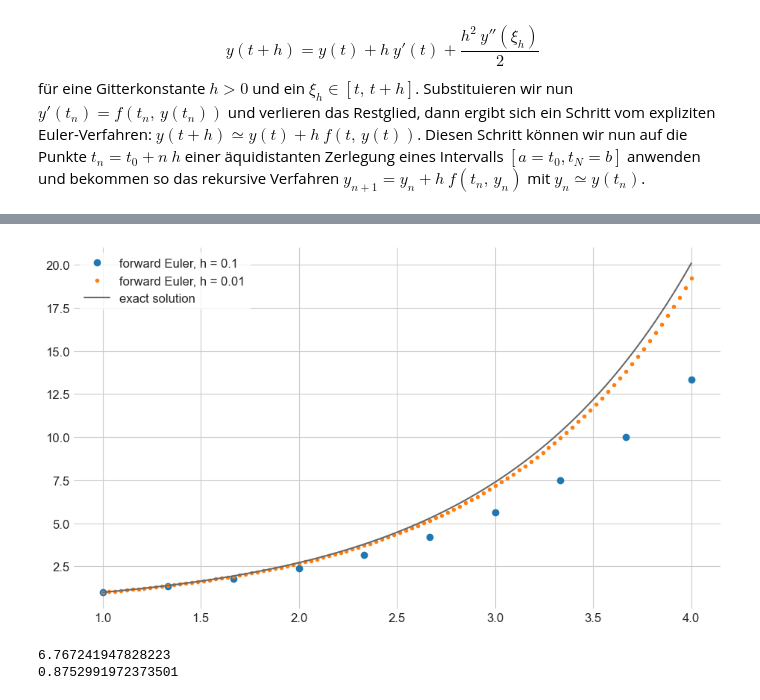
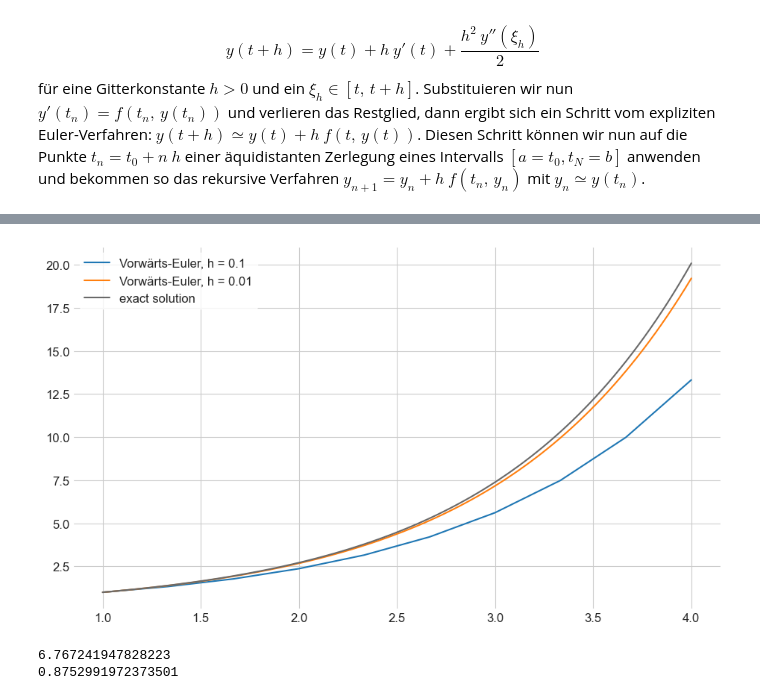
Before and after one commit to maxstollmayer/NuMeDiffG, a Jupyter notebook: Aufgabenblatt 1/Aufgabenblatt 1 Lösung.ipynb, the cells around one changed output, grey strips where cells are left out. Drawn from its saved outputs; the diff is of its cells as text; code cells hidden in the pictures.

```diff
--- a/Aufgabenblatt 1/Aufgabenblatt 1 Lösung.ipynb
+++ b/Aufgabenblatt 1/Aufgabenblatt 1 Lösung.ipynb
@@ -97,24 +98,24 @@ mehr
 # %%
 def f(t, y):
     return y
 
 def exact(t):
     return np.exp(t-1)
 
 y0 = 1
 t1 = np.linspace(1, 4, 10)
 t2 = np.linspace(1, 4, 100)
 
 y1 = forwardEuler(f, y0, t1)
 y2 = forwardEuler(f, y0, t2)
 
-plt.plot(t1, y1, "o", label="forward Euler, h = 0.1")
-plt.plot(t2, y2, ".", label="forward Euler, h = 0.01")
+plt.plot(t1, y1, label="Vorwärts-Euler, h = 0.1")
+plt.plot(t2, y2, label="Vorwärts-Euler, h = 0.01")
 plt.plot(t2, exact(t2), color="dimgrey", label="exact solution")
 plt.legend()
 plt.show()
 # %% [output]
-[figure, old version]
+[figure, new version]
 # %%
 def error(exact, vals, t):
     '''Maxmimum norm'''
```
Also changed, not shown: parts of 12 cells of this notebook.
